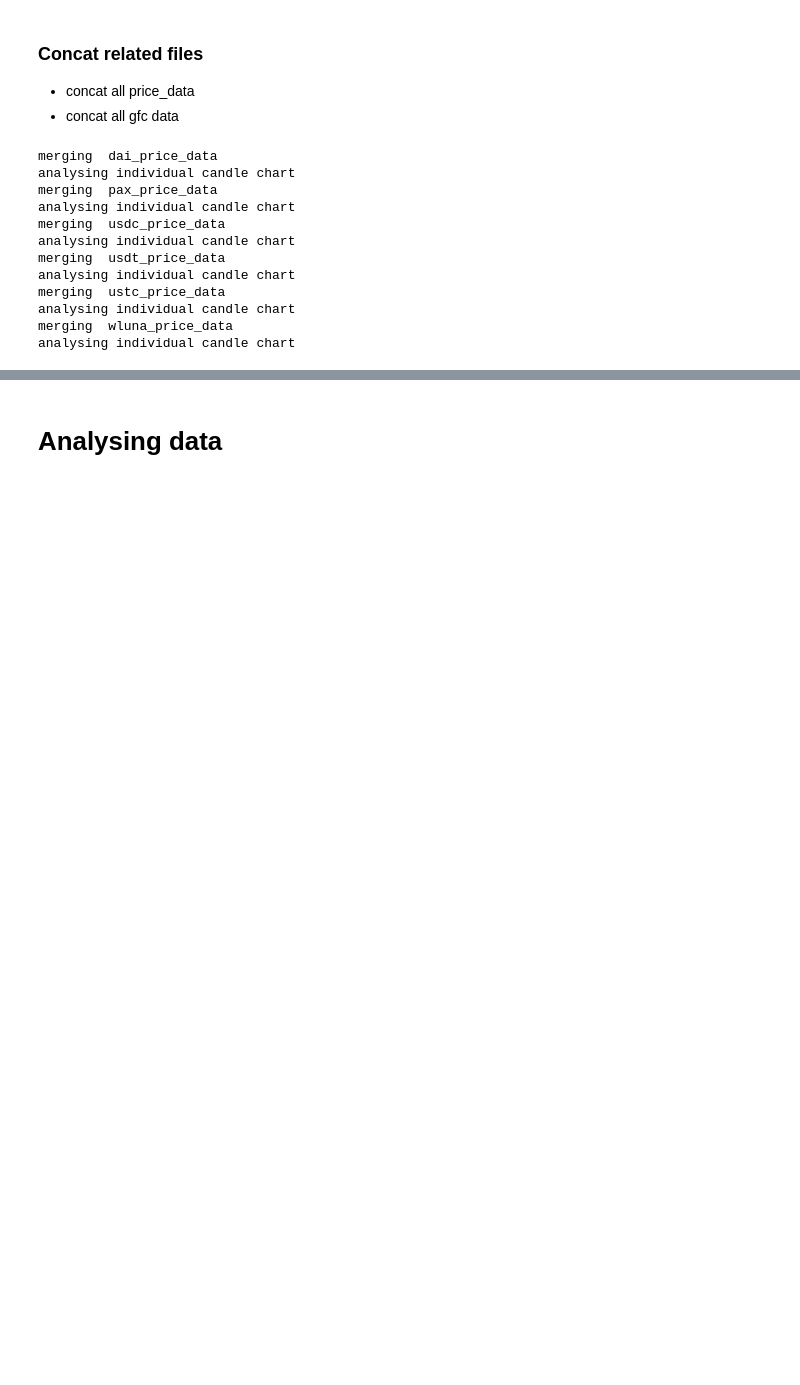
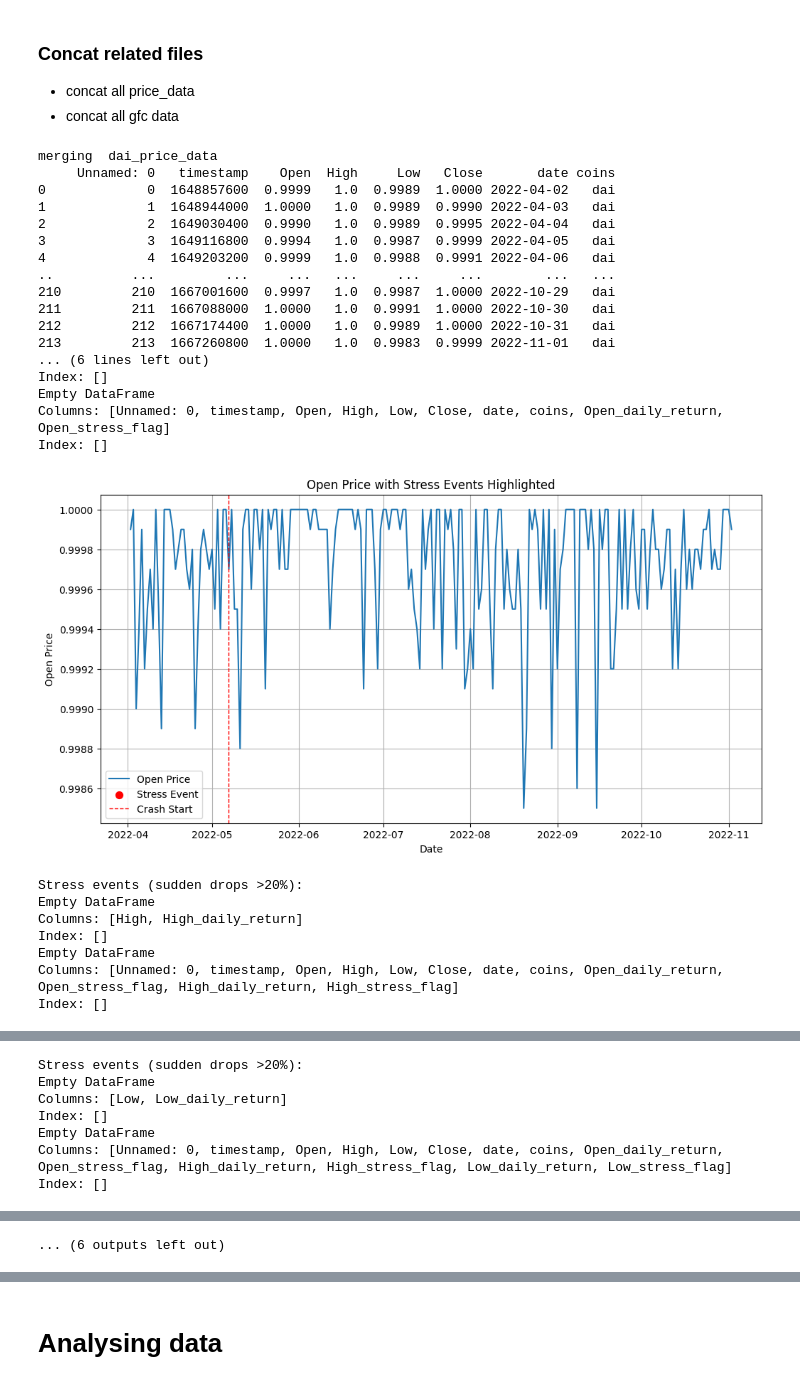
Before and after one commit to Q8yi/financial-run-dynamics-datathon, a Jupyter notebook: notebooks/02_eda.ipynb, the cells around one changed output, grey strips where cells are left out. Saved outputs shown, nothing was run; the diff lists cells and outputs as text; code cells hidden in the pictures; blank space fills up the shorter version.

Commit message:
added more analysis

```diff
--- a/notebooks/02_eda.ipynb
+++ b/notebooks/02_eda.ipynb
@@ -132,29 +236,50 @@ def create_line_graph(df, x, y, hue):
 # %%
 price_data = None
 for name, df in erc_20_dfs.items():
     if name.endswith("price_data"):
         print("merging ", name)
         df["coins"] = name.split("_")[0] #because file name is processed_<coin_name>_price_data.csv
         df = df.rename(columns={'open': 'Open', 'low': 'Low', 'close': 'Close', 'high': 'High'})
+        stress_event = calc_perc_changes(df, ["Open", "High", "Low", "Close"], "date", False)
+        try:
+            #calc_moving_avg(df, ["Open", "High", "Low", "Close"], "timestamp")
+            calc_perc_changes(df, ["Open", "High", "Low", "Close"], "date",  False)
+        except:
+            print(f"{name}, do not have Price columns", df.columns)
+
         if (price_data is None):
             price_data = df
         else:
             price_data = pd.concat([price_data, df])
 
         print("analysing individual candle chart")
-        create_candleLit_graph(df, name.split("_")[0])
+        create_candleLit_graph(stress_event[stress_event[f'{col}_stress_flag']], "stress event", False)
+        create_candleLit_graph(df, name.split("_")[0], False)
     if "Unnamed: 0" in df.columns.tolist(): #drop unnamed column
         df.drop("Unnamed: 0", axis=1, inplace=True)
 # %% [output]
 merging  dai_price_data
-analysing individual candle chart
-merging  pax_price_data
-analysing individual candle chart
-merging  usdc_price_data
-analysing individual candle chart
-merging  usdt_price_data
-analysing individual candle chart
-merging  ustc_price_data
-analysing individual candle chart
-merging  wluna_price_data
-analysing individual candle chart
+     Unnamed: 0   timestamp    Open  High     Low   Close       date coins
+0             0  1648857600  0.9999   1.0  0.9989  1.0000 2022-04-02   dai
+1             1  1648944000  1.0000   1.0  0.9989  0.9990 2022-04-03   dai
+2             2  1649030400  0.9990   1.0  0.9989  0.9995 2022-04-04   dai
+3             3  1649116800  0.9994   1.0  0.9987  0.9999 2022-04-05   dai
+4             4  1649203200  0.9999   1.0  0.9988  0.9991 2022-04-06   dai
+..          ...         ...     ...   ...     ...     ...        ...   ...
+210         210  1667001600  0.9997   1.0  0.9987  1.0000 2022-10-29   dai
+211         211  1667088000  1.0000   1.0  0.9991  1.0000 2022-10-30   dai
+212         212  1667174400  1.0000   1.0  0.9989  1.0000 2022-10-31   dai
+213         213  1667260800  1.0000   1.0  0.9983  0.9999 2022-11-01   dai
+... (6 lines left out)
+Index: []
+Empty DataFrame
+Columns: [Unnamed: 0, timestamp, Open, High, Low, Close, date, coins, Open_daily_return, Open_stress_flag]
+Index: []
+[figure, added]
+Stress events (sudden drops >20%):
+Empty DataFrame
+Columns: [High, High_daily_return]
+Index: []
+Empty DataFrame
+Columns: [Unnamed: 0, timestamp, Open, High, Low, Close, date, coins, Open_daily_return, Open_stress_flag, High_daily_return, High_stress_flag]
+Index: []
@@ -160,0 +287,7 @@ analysing individual candle chart
+Stress events (sudden drops >20%):
+Empty DataFrame
+Columns: [Low, Low_daily_return]
+Index: []
+Empty DataFrame
+Columns: [Unnamed: 0, timestamp, Open, High, Low, Close, date, coins, Open_daily_return, Open_stress_flag, High_daily_return, High_stress_flag, Low_daily_return, Low_stress_flag]
+Index: []
@@ -160,0 +329 @@ analysing individual candle chart
+... (6 outputs left out)
```
Also changed, not shown: parts of 14 cells of this notebook.
